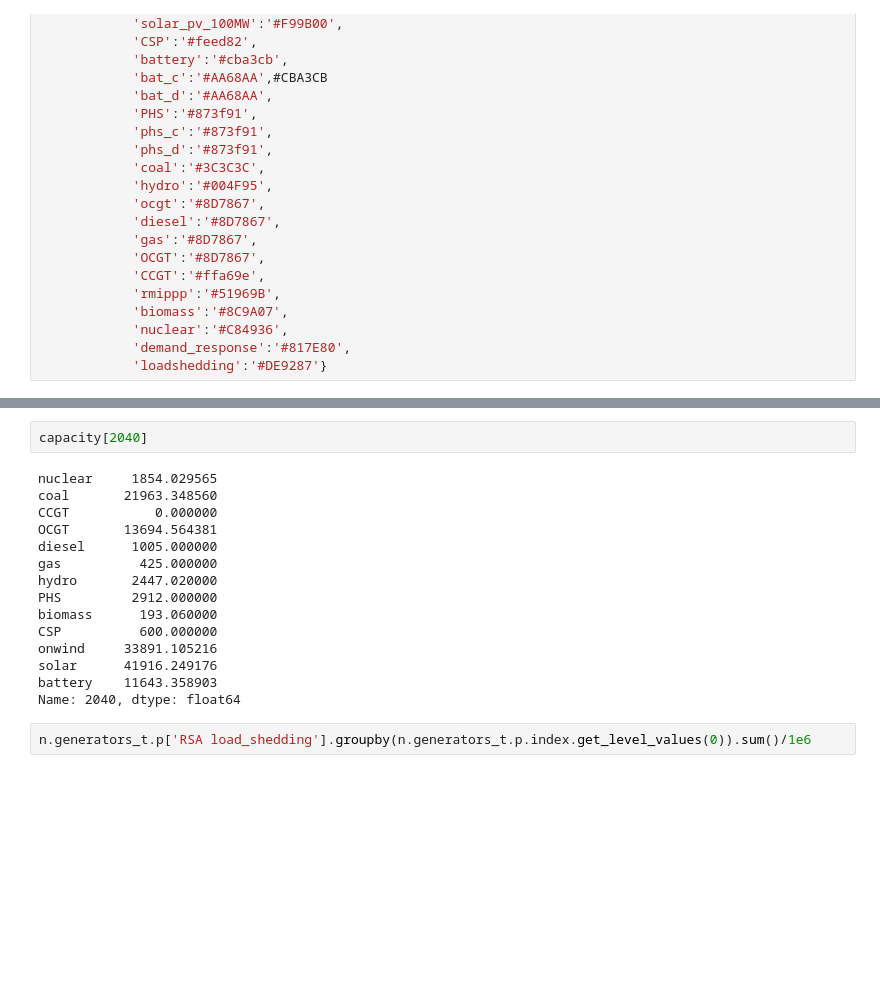
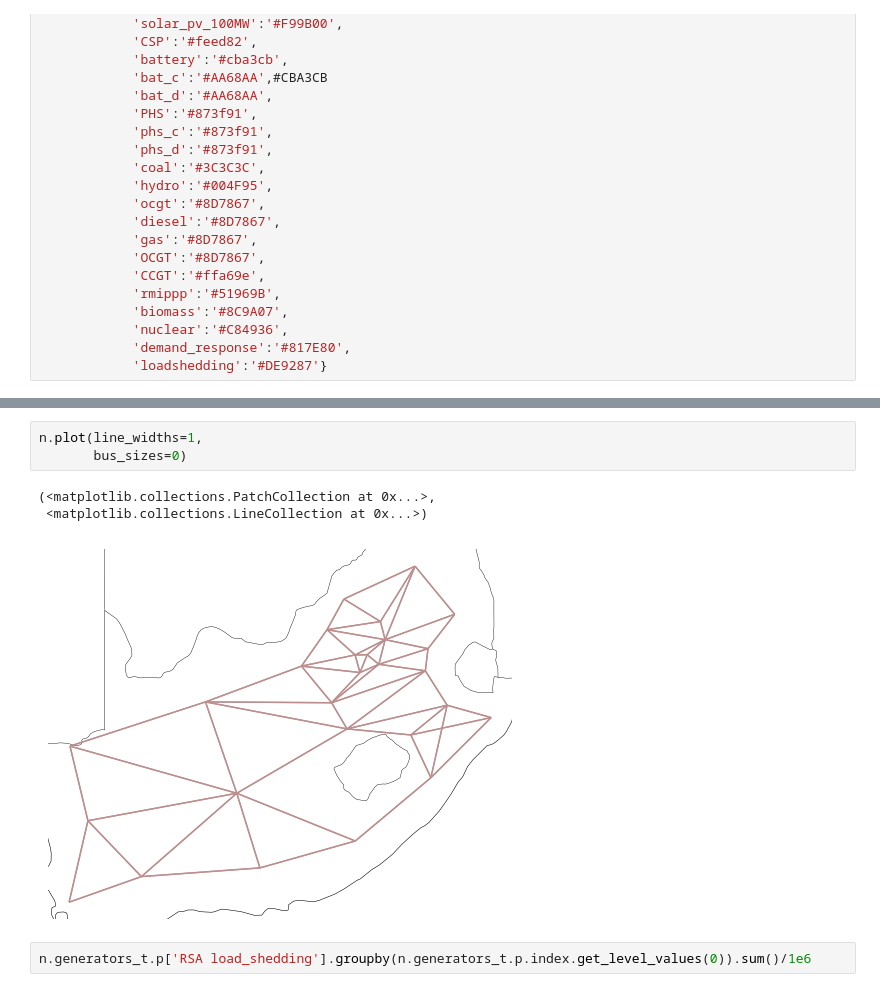
Before and after one commit to PyPSA/pypsa-za, a Jupyter notebook: notebooks/general_playground.ipynb, the cells around one changed output, grey strips where cells are left out. Saved outputs shown, nothing was run; the diff lists cells and outputs as text; blank space fills up the shorter version.

```diff
--- a/notebooks/general_playground.ipynb
+++ b/notebooks/general_playground.ipynb
@@ -90,20 +87,10 @@ plt.ylim([0,200])
-# %%
-capacity[2040]
-# %% [output]
-nuclear     1854.029565
-coal       21963.348560
-CCGT           0.000000
-OCGT       13694.564381
-diesel      1005.000000
-gas          425.000000
-hydro       2447.020000
-PHS         2912.000000
-biomass      193.060000
-CSP          600.000000
-onwind     33891.105216
-solar      41916.249176
-battery    11643.358903
-Name: 2040, dtype: float64
+# %%
+n.plot(line_widths=1,
+       bus_sizes=0)
+# %% [output]
+(<matplotlib.collections.PatchCollection at 0x...>,
+ <matplotlib.collections.LineCollection at 0x...>)
+[figure, added]
 # %%
 n.generators_t.p['RSA load_shedding'].groupby(n.generators_t.p.index.get_level_values(0)).sum()/1e6
 # %% [output]
```
Also changed, not shown: parts of 6 cells of this notebook, 12 other files.
